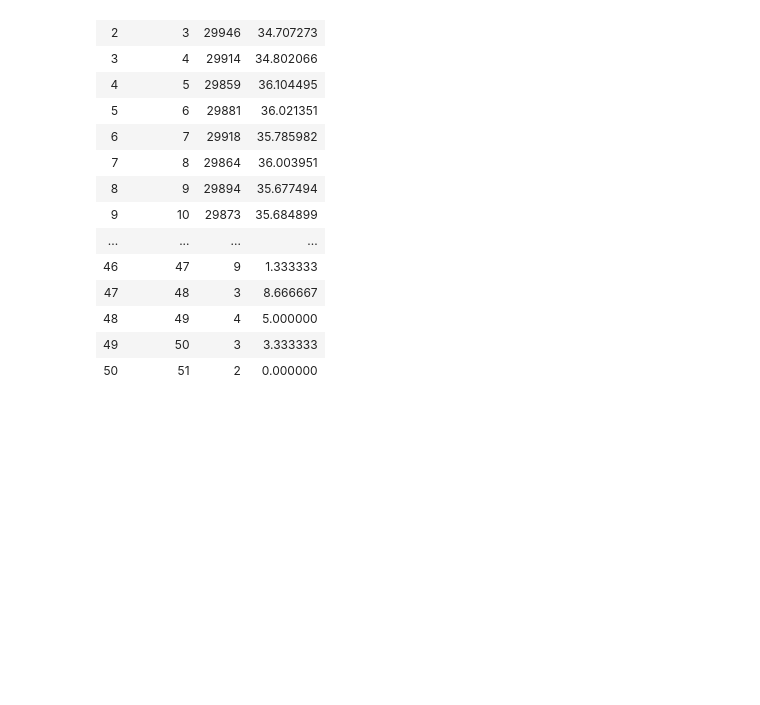
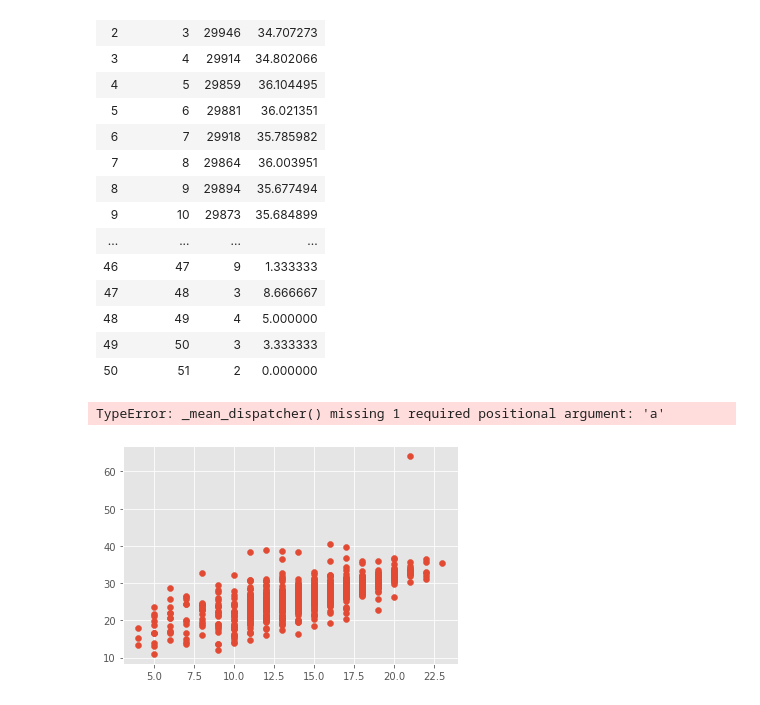
Before and after one commit to pkgalea/ScrabbleTileAnalyzer, a Jupyter notebook: DataExploration.ipynb, the cells around one changed output. Saved outputs shown, nothing was run; the diff lists cells and outputs as text; code cells hidden in the pictures; blank space fills up the shorter version.

Commit message:
added players to postgres

```diff
--- a/DataExploration.ipynb
+++ b/DataExploration.ipynb
@@ -295,3 +298,18 @@ df_turn_compare
 | 48 | 49 | 4 | 5.000000 |
 | 49 | 50 | 3 | 3.333333 |
 | 50 | 51 | 2 | 0.000000 |
+# %%
+sql = """SELECT turn_score, p2.rating as p2_rating from turn inner join game on game.gamenum = turn.gamenum left join player p2 on p2_id = p2.p_id
+where is_challenge = false and game.gamenum not in (select * from bad_games) and is_player2 = ' 1' and p2.rating > -1"""
+
+
+df_players = pd.read_sql(sql ,con=conn)
+# %%
+df_players_by_rank = df_players.groupby("p2_rating", as_index=False).mean()
+df_players_by_rank["rank_group"] = df_players_by_rank.p2_rating.apply(lambda x: round(x/100))
+# %%
+plt.scatter(df_players_by_rank.rank_group, df_players_by_rank.turn_score)
+plt.plot(df_players_by_rank.rank_group, df_players_by_rank.turn_score.apply(np.mean()))
+# %% [output]
+TypeError: _mean_dispatcher() missing 1 required positional argument: 'a'
+[figure, added]
```
Also changed, not shown: parts of 5 cells of this notebook, 1 other file.
